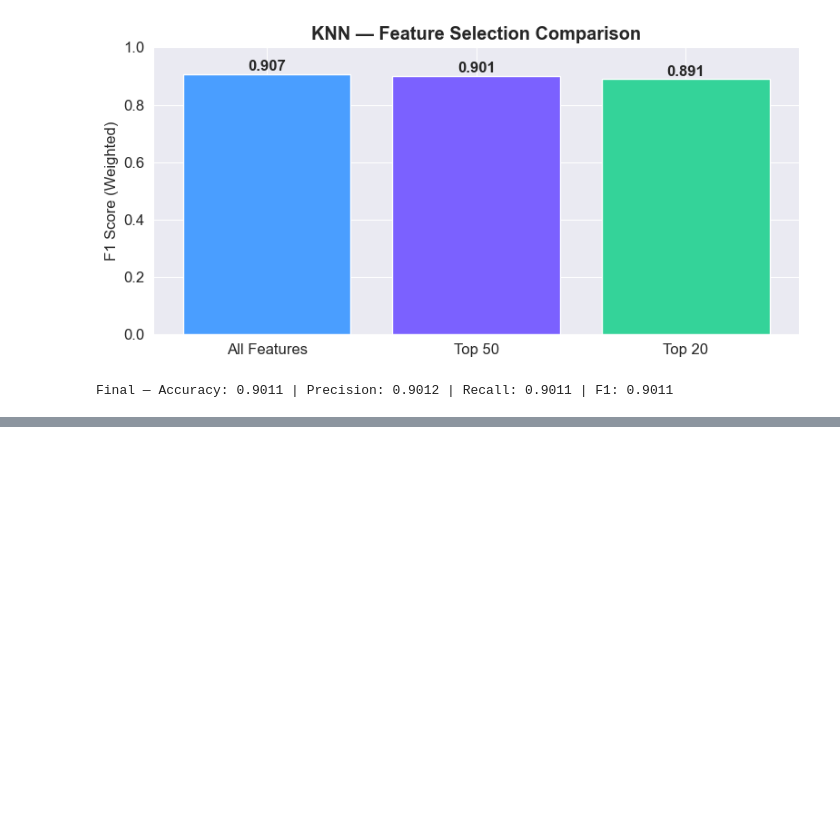
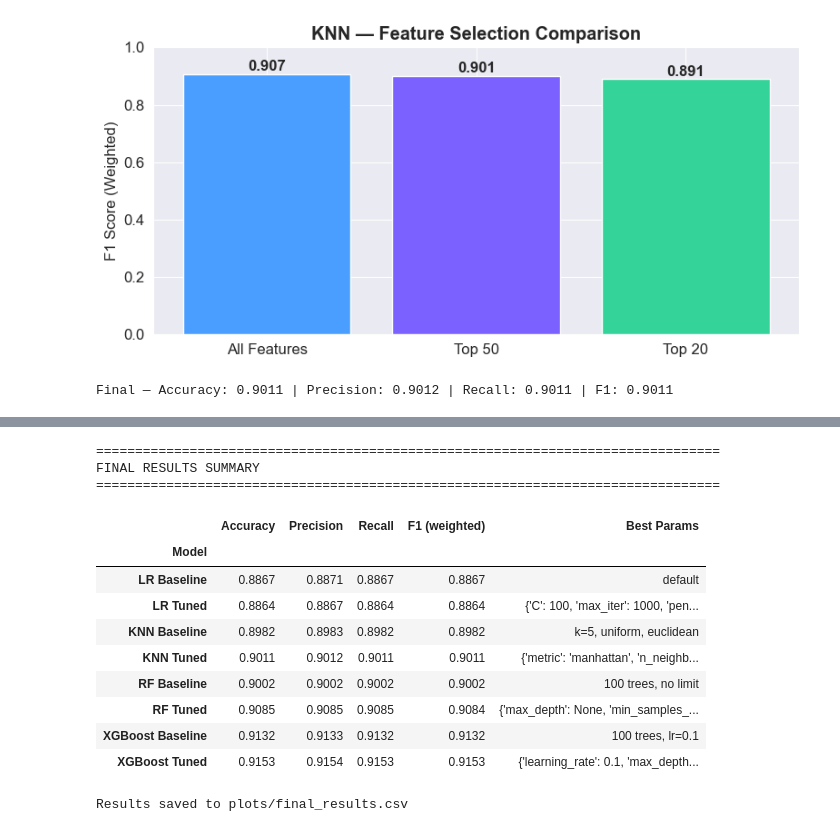
Before and after one commit to ErinaTernava/AutoValue, a Jupyter notebook: notebooks/classifications.ipynb, the cells around one changed output, grey strips where cells are left out. Saved outputs shown, nothing was run; the diff lists cells and outputs as text; code cells hidden in the pictures; blank space fills up the shorter version.

```diff
--- a/notebooks/classifications.ipynb
+++ b/notebooks/classifications.ipynb
@@ -423,0 +616,77 @@ Final — Accuracy: 0.9011 | Precision: 0.9012 | Recall: 0.9011 | F1: 0.9011
+# %%
+results = {
+    'Model': [
+        'LR Baseline', 'LR Tuned',
+        'KNN Baseline', 'KNN Tuned',
+        'RF Baseline', 'RF Tuned',
+        'XGBoost Baseline', 'XGBoost Tuned'
+    ],
+    'Accuracy': [
+        accuracy_score(y_test, lr_base_pred),  accuracy_score(y_test, lr_pred),
+        accuracy_score(y_test, knn_base_pred), accuracy_score(y_test, knn_best_pred),
+        accuracy_score(y_test, rf_base_pred),  accuracy_score(y_test, rf_pred),
+        accuracy_score(y_test, xgb_base_pred), accuracy_score(y_test, xgb_pred),
+    ],
+    'Precision': [
+        precision_score(y_test, lr_base_pred,  average='weighted'),
+        precision_score(y_test, lr_pred,        average='weighted'),
+        precision_score(y_test, knn_base_pred,  average='weighted'),
+        precision_score(y_test, knn_best_pred,  average='weighted'),
+        precision_score(y_test, rf_base_pred,   average='weighted'),
+        precision_score(y_test, rf_pred,        average='weighted'),
+        precision_score(y_test, xgb_base_pred,  average='weighted'),
+        precision_score(y_test, xgb_pred,       average='weighted'),
+    ],
+    'Recall': [
+        recall_score(y_test, lr_base_pred,  average='weighted'),
+        recall_score(y_test, lr_pred,        average='weighted'),
+        recall_score(y_test, knn_base_pred,  average='weighted'),
+        recall_score(y_test, knn_best_pred,  average='weighted'),
+        recall_score(y_test, rf_base_pred,   average='weighted'),
+        recall_score(y_test, rf_pred,        average='weighted'),
+        recall_score(y_test, xgb_base_pred,  average='weighted'),
+        recall_score(y_test, xgb_pred,       average='weighted'),
+    ],
+    'F1 (weighted)': [
+        f1_score(y_test, lr_base_pred,  average='weighted'),
+        f1_score(y_test, lr_pred,        average='weighted'),
+        f1_score(y_test, knn_base_pred,  average='weighted'),
+        f1_score(y_test, knn_best_pred,  average='weighted'),
+        f1_score(y_test, rf_base_pred,   average='weighted'),
+        f1_score(y_test, rf_pred,        average='weighted'),
+        f1_score(y_test, xgb_base_pred,  average='weighted'),
+        f1_score(y_test, xgb_pred,       average='weighted'),
+    ],
+    'Best Params': [
+        'default', str(grid_lr.best_params_),
+        'k=5, uniform, euclidean', str(grid_knn.best_params_),
+        '100 trees, no limit', str(grid_rf.best_params_),
+        '100 trees, lr=0.1', str(grid_xgb.best_params_),
+    ]
+}
+
+results_df = pd.DataFrame(results).set_index('Model')
+results_df[['Accuracy','Precision','Recall','F1 (weighted)']] =     results_df[['Accuracy','Precision','Recall','F1 (weighted)']].round(4)
+
+print("=" * 80)
+print("FINAL RESULTS SUMMARY")
+print("=" * 80)
+display(results_df)
+
+results_df.to_csv('plots/final_results.csv')
+print("\nResults saved to plots/final_results.csv")
+# %% [output]
+================================================================================
+FINAL RESULTS SUMMARY
+================================================================================
+|  | Accuracy | Precision | Recall | F1 (weighted) | Best Params |
+| Model |  |  |  |  |  |
+| LR Baseline | 0.8867 | 0.8871 | 0.8867 | 0.8867 | default |
+| LR Tuned | 0.8864 | 0.8867 | 0.8864 | 0.8864 | {'C': 100, 'max_iter': 1000, 'pen... |
+| KNN Baseline | 0.8982 | 0.8983 | 0.8982 | 0.8982 | k=5, uniform, euclidean |
+| KNN Tuned | 0.9011 | 0.9012 | 0.9011 | 0.9011 | {'metric': 'manhattan', 'n_neighb... |
+| RF Baseline | 0.9002 | 0.9002 | 0.9002 | 0.9002 | 100 trees, no limit |
+| RF Tuned | 0.9085 | 0.9085 | 0.9085 | 0.9084 | {'max_depth': None, 'min_samples_... |
+| XGBoost Baseline | 0.9132 | 0.9133 | 0.9132 | 0.9132 | 100 trees, lr=0.1 |
+| XGBoost Tuned | 0.9153 | 0.9154 | 0.9153 | 0.9153 | {'learning_rate': 0.1, 'max_depth... |
+Results saved to plots/final_results.csv
```
Also changed, not shown: parts of 9 cells of this notebook, 6 other files.
